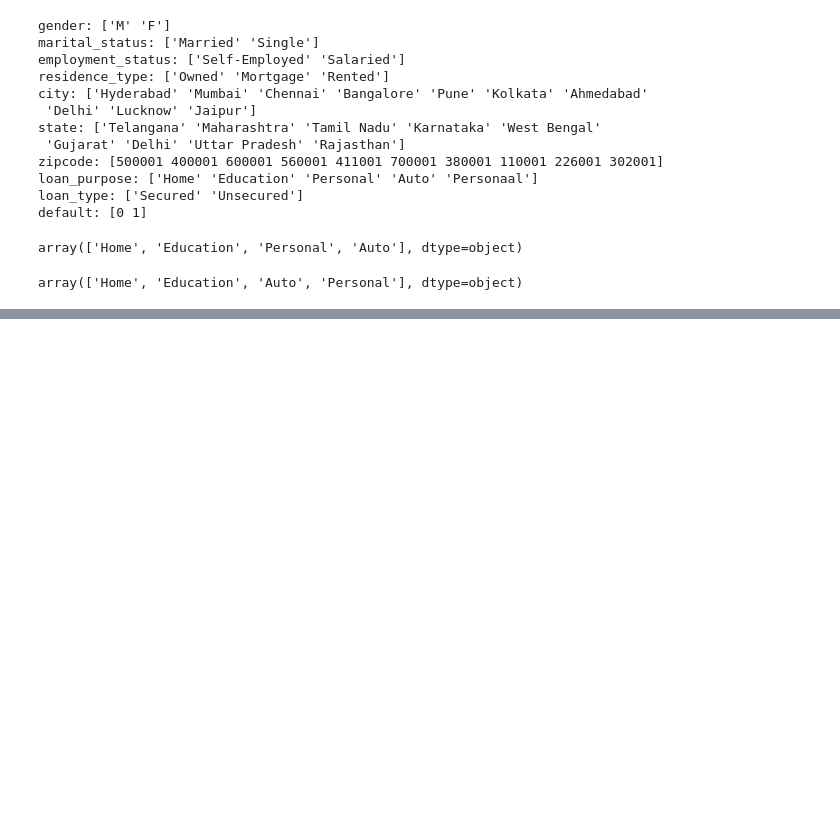
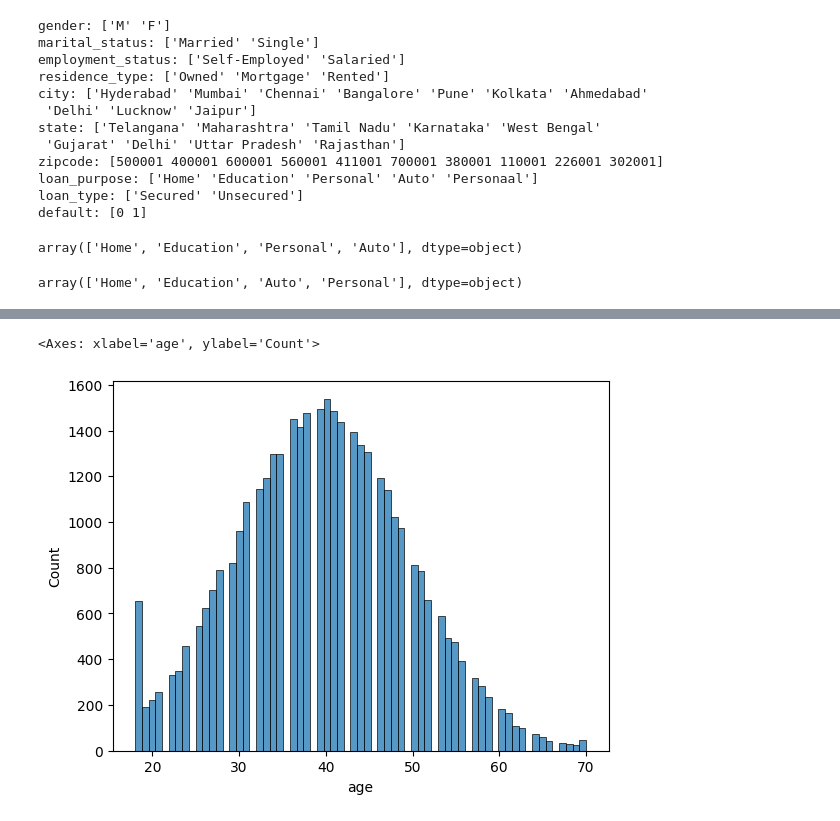
Before and after one commit to SakifKhan98/credit-risk-modeling-ml, a Jupyter notebook: credit_risk_model_ml.ipynb, the cells around one changed output, grey strips where cells are left out. Saved outputs shown, nothing was run; the diff lists cells and outputs as text; code cells hidden in the pictures; blank space fills up the shorter version.

```diff
--- a/credit_risk_model_ml.ipynb
+++ b/credit_risk_model_ml.ipynb
@@ -333,0 +358,5 @@ array(['Home', 'Education', 'Auto', 'Personal'], dtype=object)
+# %%
+sns.histplot(df_train_1["age"], fill=True)
+# %% [output]
+<Axes: xlabel='age', ylabel='Count'>
+[figure, added]
```
Also changed, not shown: parts of 6 cells of this notebook.
